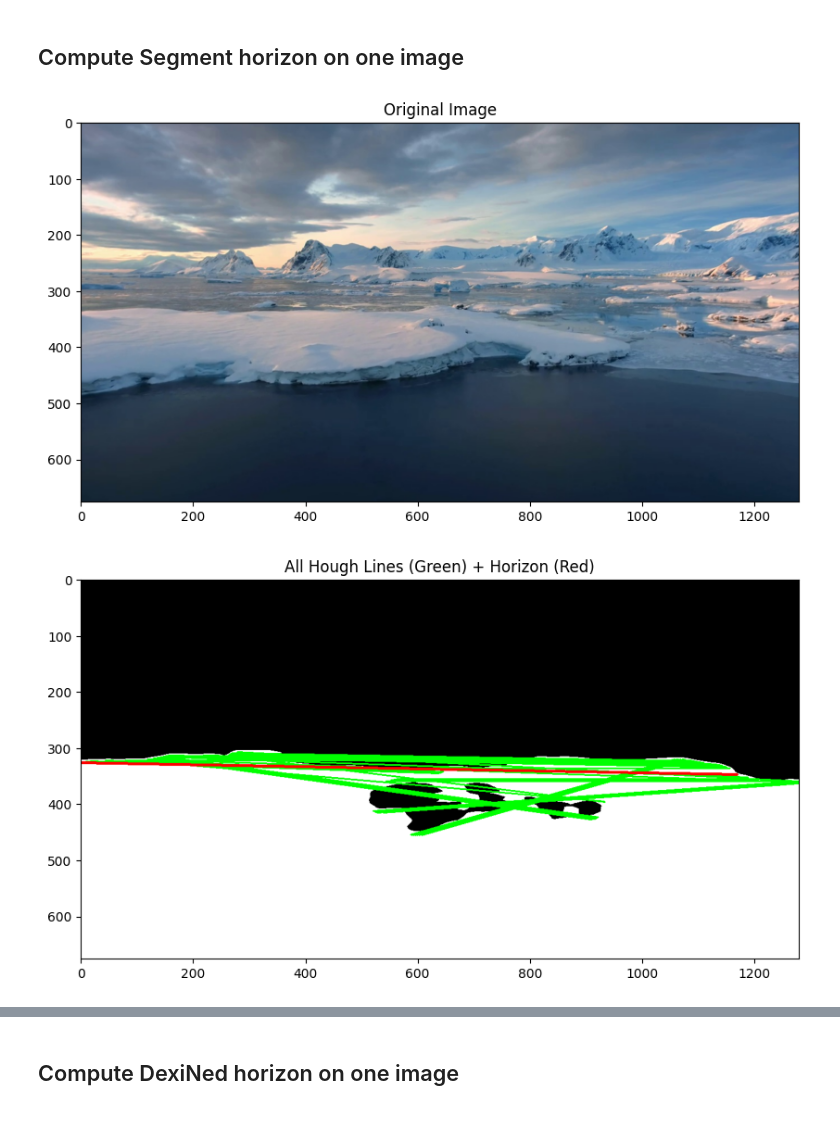
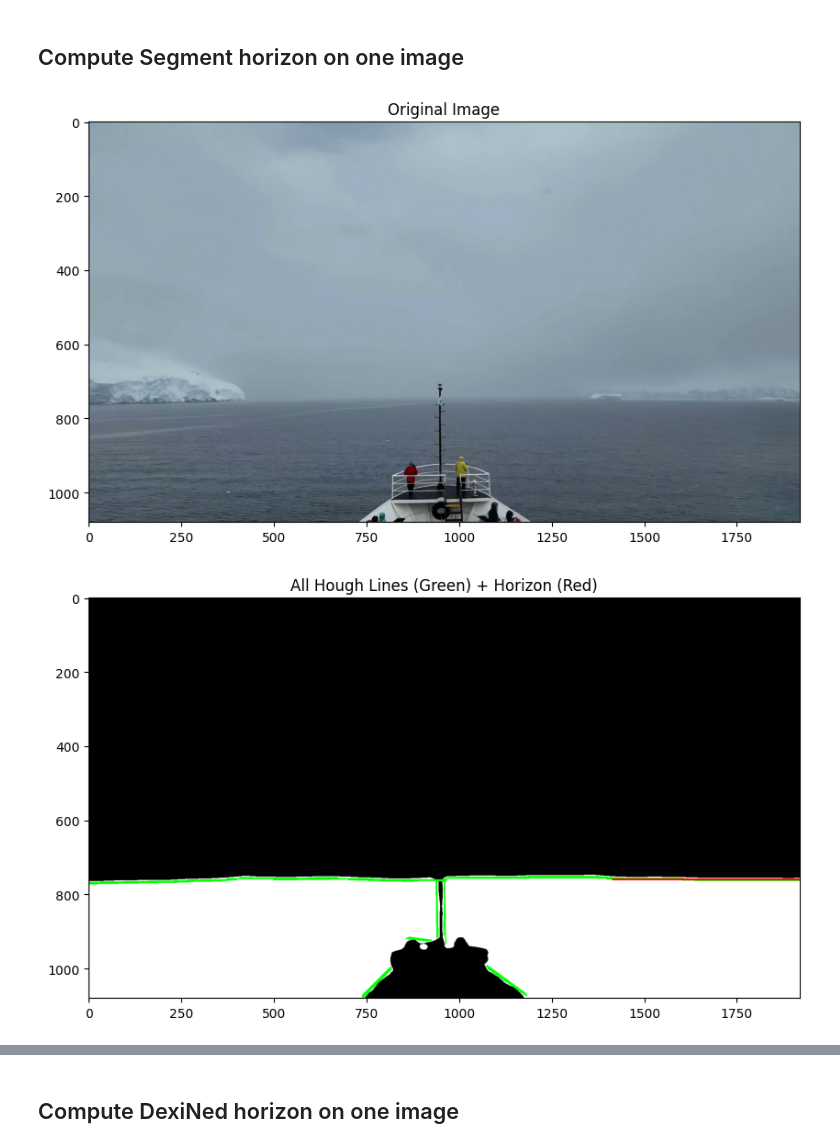
Before and after one commit to allythe/HorizonDetection, a Jupyter notebook: Algorithms.ipynb, the cells around one changed output, grey strips where cells are left out. Drawn from its saved outputs; the diff is of its cells as text; code cells hidden in the pictures; blank space fills up the shorter version.

```diff
--- a/Algorithms.ipynb
+++ b/Algorithms.ipynb
@@ -29,6 +35,9 @@ import skimage
 from skimage.color import rgb2gray
 import matplotlib.pyplot as plt
 from tqdm import tqdm
+# %%
+base_dir = "drive/MyDrive/implementation/"
+# base_dir = "drive/MyDrive/MIUN/DT074A-QRD/implementation/"
 # %%
 from google.colab import drive
 drive.mount("/content/drive/")
@@ -74,7 +71,7 @@ The stages of this method can be summarized as follows:
 4. Choose the horizon line to be the longest line
  found in the previous step.
 # %%
-def h_hc_horizon_detection(path_or_img, img_types, img_type):
+def h_hc_horizon_detection(path_or_img):
   if isinstance(path_or_img, str):
       img_rgb = skimage.io.imread(path_or_img)
   else:
@@ -88,12 +85,12 @@ def h_hc_horizon_detection(path_or_img, img_types, img_type):
   img_eroded = cv2.erode(img_grey, kernel, iterations=2)
 
   # Additional Gaussian blur to reduce ice texture noise
-  kenrel_size = img_types[img_type]["gaussKernel"]
+  kenrel_size = 15
   img_processed = cv2.GaussianBlur(img_eroded, (kenrel_size, kenrel_size), 0)
 
   # 2 step - Canny detector for edges
-  low = img_types[img_type]["canny"][0]
-  high = img_types[img_type]["canny"][1]
+  low = 0
+  high = 40
 
   edges = cv2.Canny(img_processed,low,high)
   dilation_kernel = cv2.getStructuringElement(cv2.MORPH_RECT, (5, 5))
@@ -106,7 +103,7 @@ def h_hc_horizon_detection(path_or_img, img_types, img_type):
       theta=np.pi/180,
       threshold=100,
       minLineLength=50,
-      maxLineGap=img_types[img_type]["maxLineGap"]
+      maxLineGap=30
   )
 
   horizon_line = None
@@ -557,7 +551,7 @@ Requirement already satisfied: certifi>=2017.4.17 in /usr/local/lib/python3.12/d
 import torch
 from transformers import AutoImageProcessor, AutoModelForSemanticSegmentation
 
-def segment_water_hrnet(image_path, model, hc_image_params, max_processing_size=512):
+def segment_water_hrnet(image_path, model, max_processing_size=512):
     image = cv2.imread(image_path)
 
     image_rgb = cv2.cvtColor(image, cv2.COLOR_BGR2RGB)
@@ -584,9 +578,9 @@ def segment_water_hrnet(image_path, model, hc_image_params, max_processing_size=
     water_mask = (predicted_mask == 21) | (predicted_mask == 26)
     water_mask_3channel = np.stack([water_mask.astype(np.uint8) * 255] * 3, axis=-1)
 
-    edges, horizon, img_lines = h_hc_horizon_detection(water_mask_3channel, hc_image_params, "hrnet")
+    edges, horizon, img_lines = h_hc_horizon_detection(water_mask_3channel)
 
-    return edges, horizon, img_lines
+    return edges, horizon, img_lines, water_mask
 # %%
 device = "cuda" if torch.cuda.is_available() else "cpu"
 print(f"Using device: {device}")
@@ -898,22 +768,28 @@ plt.show()
 # %% [markdown]
  ## Compute Segment horizon on one image
 # %%
-image_path = "/content/drive/MyDrive/MIUN/QRD/implementation/images/drone_ice_5_img_000168.jpeg"
+path = Path(base_dir) / "images_cropped/boat7_img_000625.jpeg"
 
-edges, horizon, img_lines = segment_water_hrnet(image_path, model, hc_image_params)
+edges, horizon, img_lines, water_mask = segment_water_hrnet(image_path, model)
 img_rgb = skimage.io.imread(image_path)
 
 # Show edges
 plt.figure(figsize=(10,6))
 plt.imshow(img_rgb)
 plt.title("Original Image")
 plt.show()
 
 # Show all lines + detected horizon
 plt.figure(figsize=(10,6))
 plt.imshow(img_lines)
 plt.title("All Hough Lines (Green) + Horizon (Red)")
 plt.show()
+
+# Show all lines + detected horizon
+plt.figure(figsize=(10,6))
+plt.imshow(water_mask, cmap = "grey")
+plt.title("Water mask")
+plt.show()
 # %% [output]
-[figure, old version]
+[figure, new version]
-[figure, old version]
+[figure, new version]
```
Also changed, not shown: parts of 30 cells of this notebook.
